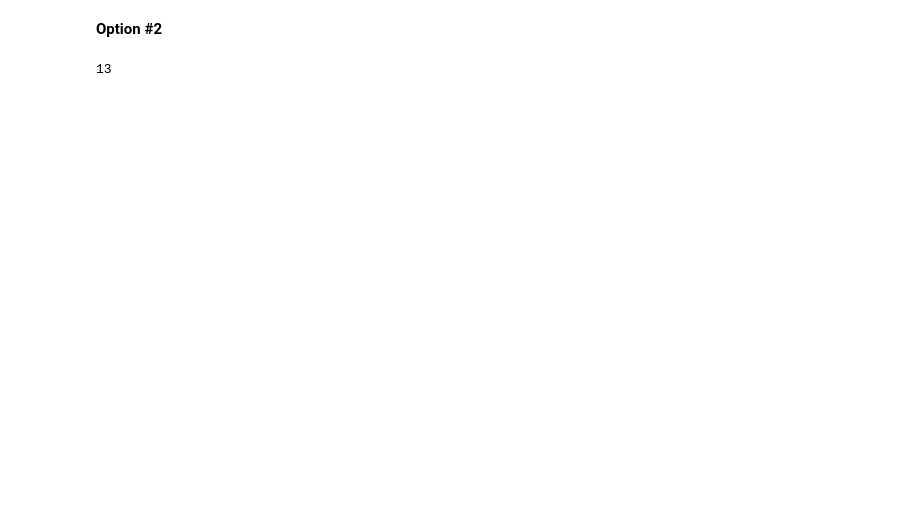
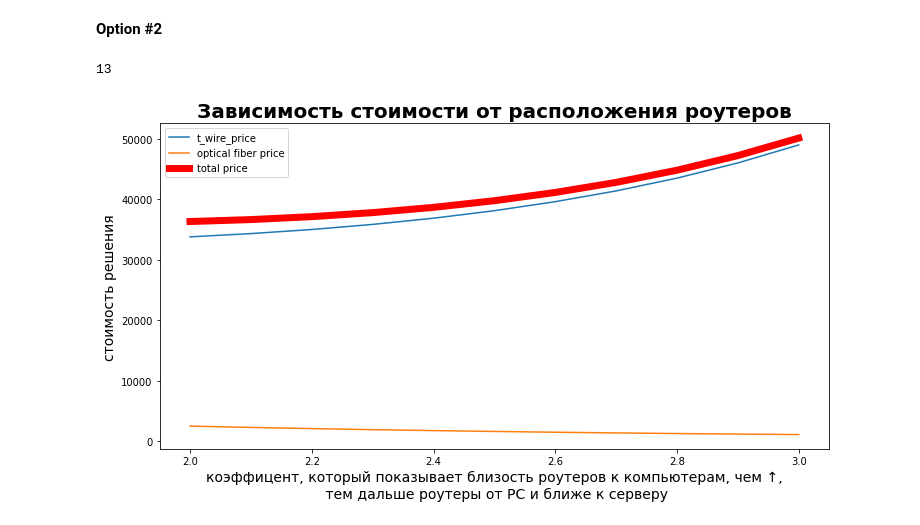
Before and after one commit to kirill50/optimization_methods, a Jupyter notebook: Целевые функции/hometask_1.ipynb, the cells around one changed output. Cells and saved outputs as stored; diff of their text form; code cells hidden in the pictures; blank space fills up the shorter version.

```diff
--- a/Целевые функции/hometask_1.ipynb
+++ b/Целевые функции/hometask_1.ipynb
@@ -91,0 +129,12 @@ routers_location = np.array(routers_location)
+# %%
+plt.figure(figsize = (12,6))
+plt.plot([*router_server_price_dict.keys()], sorted([*PC_router_price_dict.values()]), label = "t_wire_price")
+plt.plot([*router_server_price_dict.keys()] , [*router_server_price_dict.values()], label = "optical fiber price")
+plt.plot([*price_with_routers.keys()] , [*price_with_routers.values()], label = "total price", color = "r", linewidth = 7)
+plt.xlabel(f"коэффицент, который показывает близость роутеров к компьютерам, чем ↑,\n тем дальше роутеры от PC и ближе к серверу", fontsize= 14)
+plt.ylabel("стоимость решения", fontsize= 14)
+plt.title("Зависимость стоимости от расположения роутеров", fontweight='bold', fontsize= 20)
+plt.legend()
+plt.show()
+# %% [output]
+[figure, added]
```
Also changed, not shown: parts of 10 cells of this notebook.
